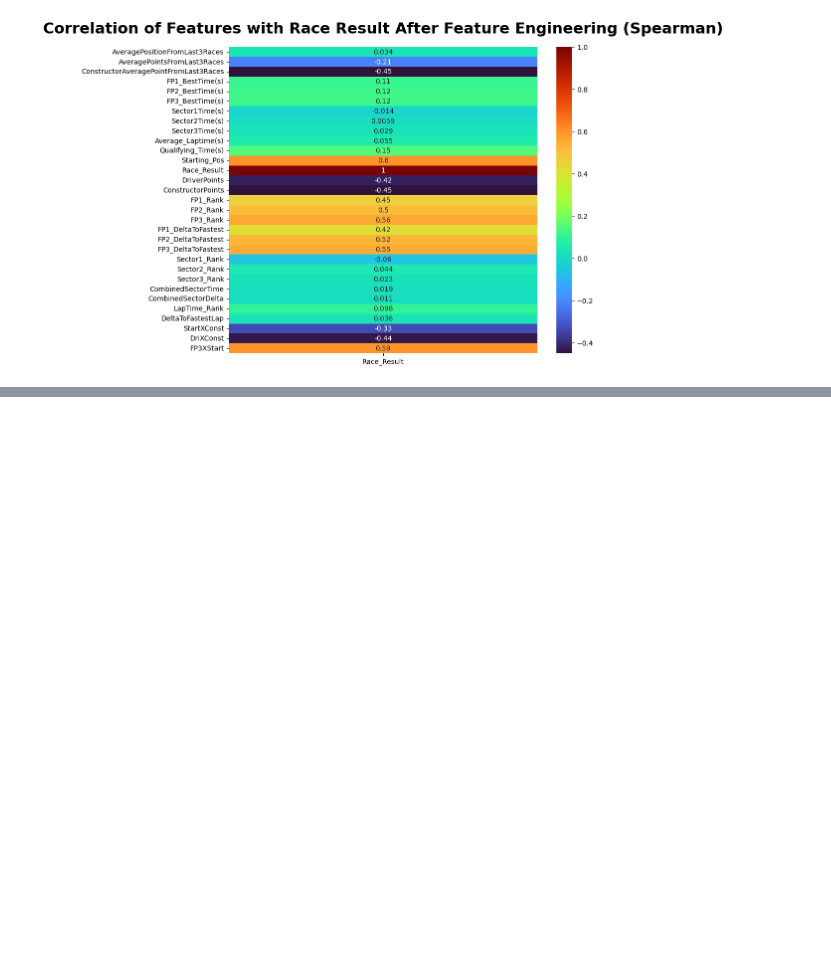
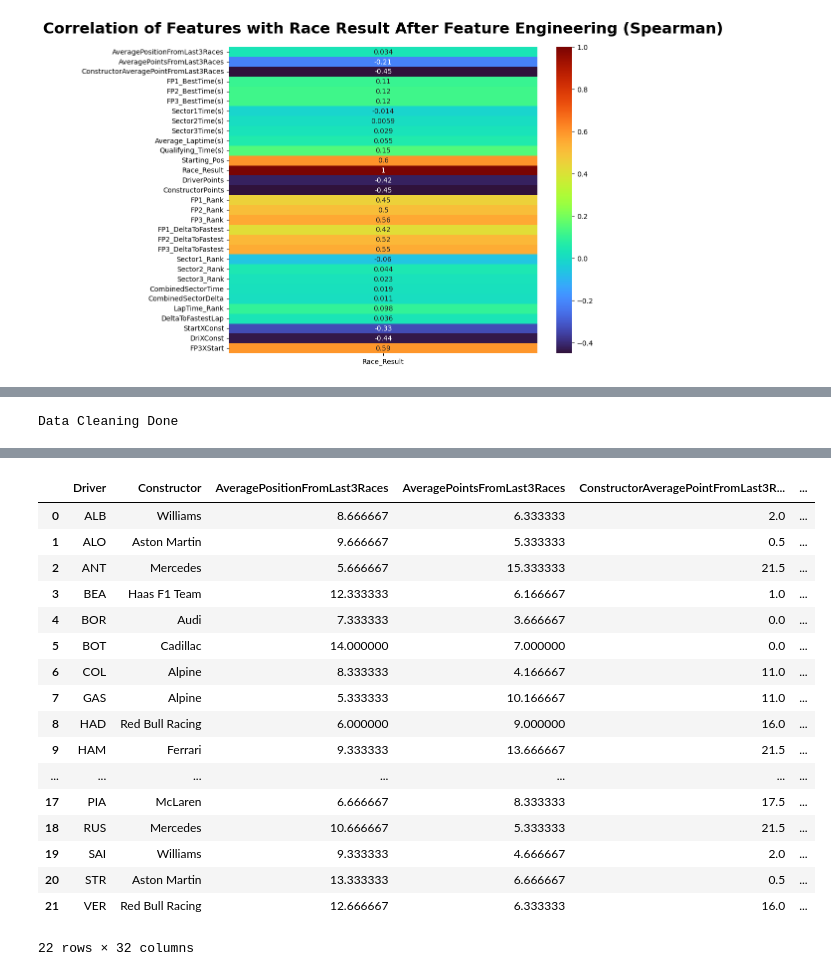
Before and after one commit to SatyamKumar457/F1-2026-Prediction, a Jupyter notebook: Race/08.AustriaGP/EDA.ipynb, the cells around one changed output, grey strips where cells are left out. Saved outputs shown, nothing was run; the diff lists cells and outputs as text; code cells hidden in the pictures; blank space fills up the shorter version.

```diff
--- a/Race/08.AustriaGP/EDA.ipynb
+++ b/Race/08.AustriaGP/EDA.ipynb
@@ -856,0 +879,50 @@ TRA.to_csv("Data/TrainingData.csv",index=False)
+# %%
+
+AUS.dropna(subset=['Qualifying_Time(s)'],inplace=True)
+AUS['FP1_BestTime(s)'].fillna(AUS['FP1_BestTime(s)'].median(),inplace=True)
+AUS['FP2_BestTime(s)'].fillna(AUS['FP2_BestTime(s)'].median(),inplace=True)
+AUS['FP3_BestTime(s)'].fillna(AUS['FP3_BestTime(s)'].median(),inplace=True)
+AUS['Sector1Time(s)'].fillna(AUS['Sector1Time(s)'].median(),inplace=True)
+AUS['Sector2Time(s)'].fillna(AUS['Sector2Time(s)'].median(),inplace=True)
+AUS['Sector3Time(s)'].fillna(AUS['Sector3Time(s)'].median(),inplace=True)
+AUS['Average_Laptime(s)'].fillna(AUS['Average_Laptime(s)'].mean(),inplace=True)
+AUS['AveragePointsFromLast3Races'].fillna(0,inplace=True)
+
+print("Data Cleaning Done")
+
+AUS=AUS.sort_values('FP1_BestTime(s)', ascending=True).reset_index(drop=True)
+AUS['FP1_Rank'] = AUS.index+1
+AUS=AUS.sort_values('FP2_BestTime(s)', ascending=True).reset_index(drop=True)
+AUS['FP2_Rank'] = AUS.index+1
+AUS=AUS.sort_values('FP3_BestTime(s)', ascending=True).reset_index(drop=True)
+AUS['FP3_Rank'] = AUS.index+1
+
+AUS['FP1_DeltaToFastest'] = AUS['FP1_BestTime(s)'] - AUS['FP1_BestTime(s)'].min()
+AUS['FP2_DeltaToFastest'] = AUS['FP2_BestTime(s)'] - AUS['FP2_BestTime(s)'].min()
+AUS['FP3_DeltaToFastest'] = AUS['FP3_BestTime(s)'] - AUS['FP3_BestTime(s)'].min()
+
+AUS=AUS.sort_values('Sector1Time(s)', ascending=True).reset_index(drop=True)
+AUS['Sector1_Rank'] = AUS.index+1
+AUS=AUS.sort_values('Sector2Time(s)', ascending=True).reset_index(drop=True)
+AUS['Sector2_Rank'] = AUS.index+1
+AUS=AUS.sort_values('Sector3Time(s)', ascending=True).reset_index(drop=True)
+AUS['Sector3_Rank'] = AUS.index+1
+
+AUS['CombinedSectorTime'] = AUS['Sector1Time(s)']+AUS['Sector2Time(s)']+AUS['Sector3Time(s)']
+AUS['CombinedSectorDelta'] = AUS['CombinedSectorTime']-AUS['CombinedSectorTime'].min()
+
+AUS=AUS.sort_values('Average_Laptime(s)', ascending=True).reset_index(drop=True)
+AUS['LapTime_Rank'] = AUS.index+1
+
+AUS['DeltaToFastestLap'] = AUS['Average_Laptime(s)'] - AUS['Average_Laptime(s)'].min()
+
+AUS['StartXConst'] = AUS['Starting_Pos']*AUS['ConstructorPoints']
+AUS['DriXConst'] = AUS['DriverPoints']*AUS['ConstructorPoints']
+AUS['FP3XStart'] = AUS['FP3_Rank']*AUS['Starting_Pos']
+
+
+AUS = AUS.sort_values('Driver', ascending=True).reset_index(drop=True)
+
+AUS
+# %% [output]
+Data Cleaning Done
@@ -856,0 +946,18 @@ TRA.to_csv("Data/TrainingData.csv",index=False)
+|  | Driver | Constructor | AveragePositionFromLast3Races | AveragePointsFromLast3Races | ConstructorAveragePointFromLast3R... | ... |
+| 0 | ALB | Williams | 8.666667 | 6.333333 | 2.0 | ... |
+| 1 | ALO | Aston Martin | 9.666667 | 5.333333 | 0.5 | ... |
+| 2 | ANT | Mercedes | 5.666667 | 15.333333 | 21.5 | ... |
+| 3 | BEA | Haas F1 Team | 12.333333 | 6.166667 | 1.0 | ... |
+| 4 | BOR | Audi | 7.333333 | 3.666667 | 0.0 | ... |
+| 5 | BOT | Cadillac | 14.000000 | 7.000000 | 0.0 | ... |
+| 6 | COL | Alpine | 8.333333 | 4.166667 | 11.0 | ... |
+| 7 | GAS | Alpine | 5.333333 | 10.166667 | 11.0 | ... |
+| 8 | HAD | Red Bull Racing | 6.000000 | 9.000000 | 16.0 | ... |
+| 9 | HAM | Ferrari | 9.333333 | 13.666667 | 21.5 | ... |
+| ... | ... | ... | ... | ... | ... | ... |
+| 17 | PIA | McLaren | 6.666667 | 8.333333 | 17.5 | ... |
+| 18 | RUS | Mercedes | 10.666667 | 5.333333 | 21.5 | ... |
+| 19 | SAI | Williams | 9.333333 | 4.666667 | 2.0 | ... |
+| 20 | STR | Aston Martin | 13.333333 | 6.666667 | 0.5 | ... |
+| 21 | VER | Red Bull Racing | 12.666667 | 6.333333 | 16.0 | ... |
+22 rows × 32 columns
```
Also changed, not shown: parts of 5 cells of this notebook, 1 other file.
